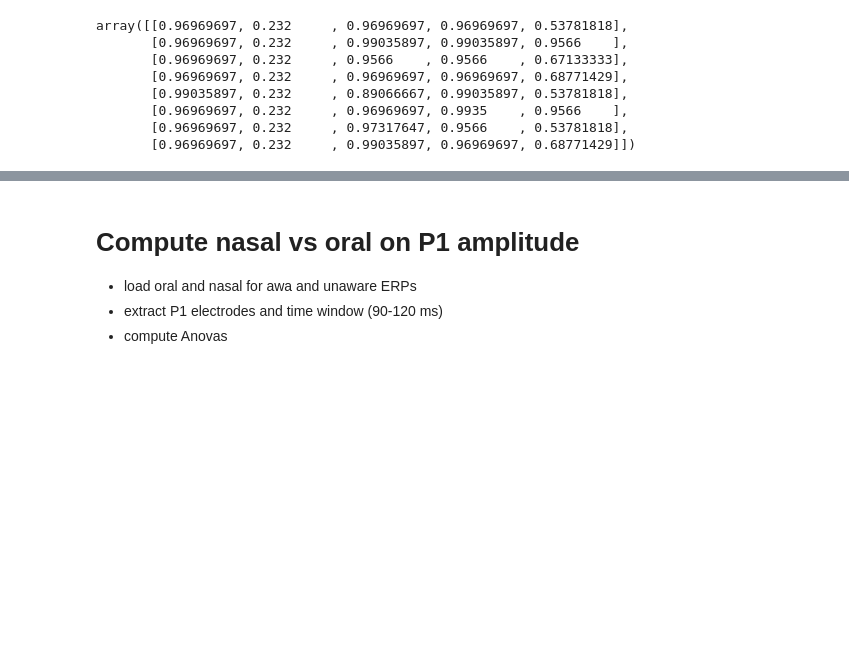
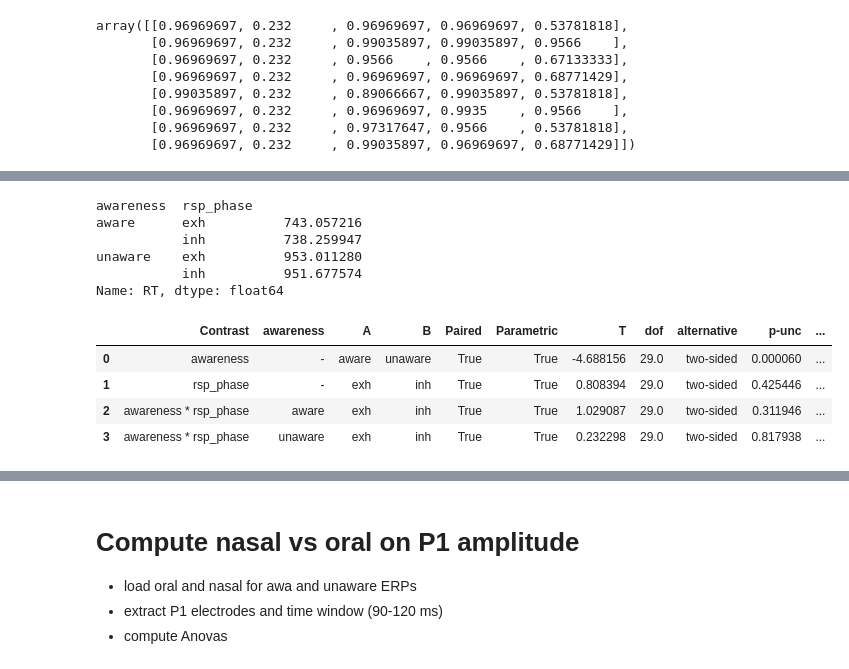
Before and after one commit to vivile42/Oral_24, a Jupyter notebook: stats/stats_R1.ipynb, the cells around one changed output, grey strips where cells are left out. Drawn from its saved outputs; the diff is of its cells as text; code cells hidden in the pictures; blank space fills up the shorter version.

```diff
--- a/stats/stats_R1.ipynb
+++ b/stats/stats_R1.ipynb
@@ -222,0 +268,18 @@ array([[0.96969697, 0.232     , 0.96969697, 0.96969697, 0.53781818],
+# %%
+df_table_rsp.groupby(['awareness','rsp_phase'])['RT'].mean()
+# %% [output]
+awareness  rsp_phase
+aware      exh          743.057216
+           inh          738.259947
+unaware    exh          953.011280
+           inh          951.677574
+Name: RT, dtype: float64
+# %%
+
+pg.pairwise_tests(df_table_rsp,dv='RT',within=['awareness','rsp_phase'],subject='g_num',padjust='fdr_bh')
+# %% [output]
+|  | Contrast | awareness | A | B | Paired | Parametric | T | dof | alternative | p-unc | ... |
+| 0 | awareness | - | aware | unaware | True | True | -4.688156 | 29.0 | two-sided | 0.000060 | ... |
+| 1 | rsp_phase | - | exh | inh | True | True | 0.808394 | 29.0 | two-sided | 0.425446 | ... |
+| 2 | awareness * rsp_phase | aware | exh | inh | True | True | 1.029087 | 29.0 | two-sided | 0.311946 | ... |
+| 3 | awareness * rsp_phase | unaware | exh | inh | True | True | 0.232298 | 29.0 | two-sided | 0.817938 | ... |
```
Also changed, not shown: parts of 21 cells of this notebook.
